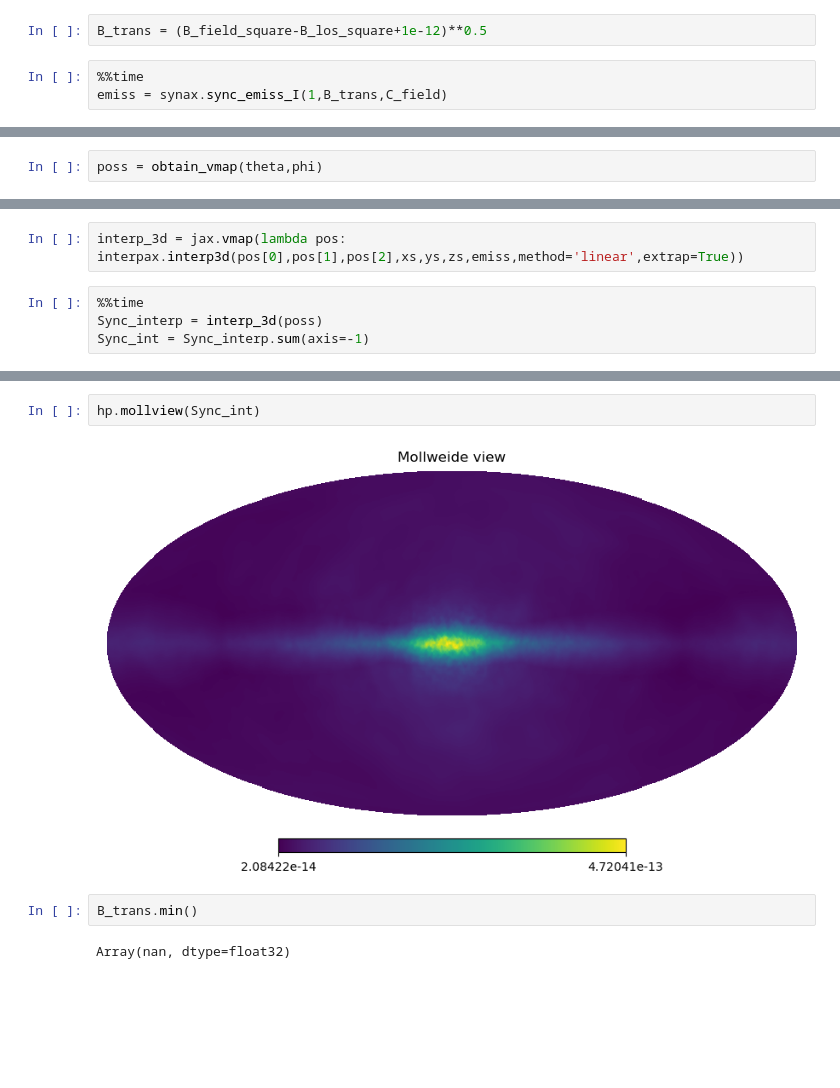
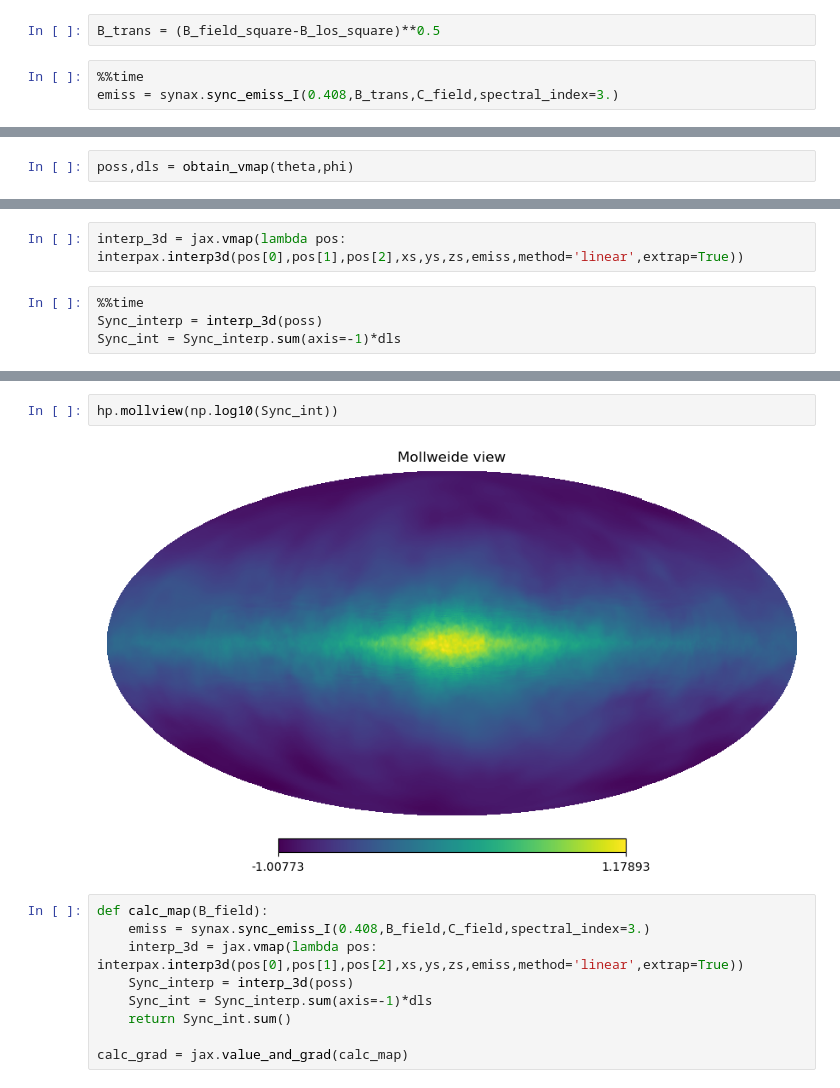
Before and after one commit to dkn16/Synax, a Jupyter notebook: examples/emiss_calc.ipynb, the cells around one changed output, grey strips where cells are left out. Drawn from its saved outputs; the diff is of its cells as text; blank space fills up the shorter version.

Commit message:
Calc the temperature

```diff
--- a/examples/emiss_calc.ipynb
+++ b/examples/emiss_calc.ipynb
@@ -74,8 +80,8 @@ nhats = nhats.reshape((256,256,64,3))
 # %%
 B_los_square = ((nhats*B_field)**2).sum(axis=-1)
 # %%
-B_trans = (B_field_square-B_los_square+1e-12)**0.5
+B_trans = (B_field_square-B_los_square)**0.5
 # %%
 %%time
-emiss = synax.sync_emiss_I(1,B_trans,C_field)
+emiss = synax.sync_emiss_I(0.408,B_trans,C_field,spectral_index=3.)
 # %% [output]
@@ -92,7 +98,7 @@ theta.shape
 # %% [output]
 (786432,)
 # %%
-poss = obtain_vmap(theta,phi)
+poss,dls = obtain_vmap(theta,phi)
 # %%
 x_pos = poss[:,0].reshape(-1)
 y_pos = poss[:,1].reshape(-1)
@@ -105,5 +117,5 @@ interp_3d = jax.vmap(lambda pos: interpax.interp3d(pos[0],pos[1],pos[2],xs,ys,zs
 # %%
 %%time
 Sync_interp = interp_3d(poss)
-Sync_int = Sync_interp.sum(axis=-1)
+Sync_int = Sync_interp.sum(axis=-1)*dls
 # %% [output]
@@ -112,9 +124,14 @@ Wall time: 219 ms
 # %%
-hp.mollview(Sync_int)
+hp.mollview(np.log10(Sync_int))
 # %% [output]
-[figure, old version]
+[figure, new version]
 # %%
-B_trans.min()
+def calc_map(B_field):
+    emiss = synax.sync_emiss_I(0.408,B_field,C_field,spectral_index=3.)
+    interp_3d = jax.vmap(lambda pos: interpax.interp3d(pos[0],pos[1],pos[2],xs,ys,zs,emiss,method='linear',extrap=True))
+    Sync_interp = interp_3d(poss)
+    Sync_int = Sync_interp.sum(axis=-1)*dls
+    return Sync_int.sum()
+
+calc_grad = jax.value_and_grad(calc_map)
-# %% [output]
-Array(nan, dtype=float32)
 # %%
```
Also changed, not shown: parts of 20 cells of this notebook, 1 other file.
